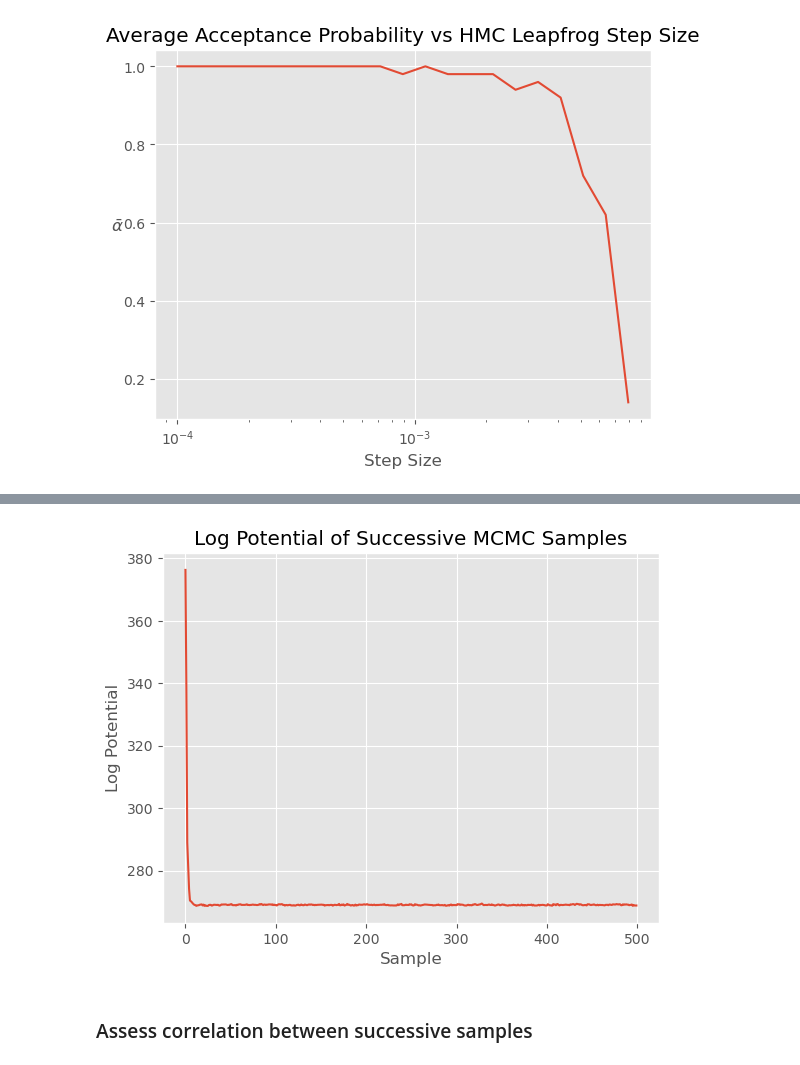
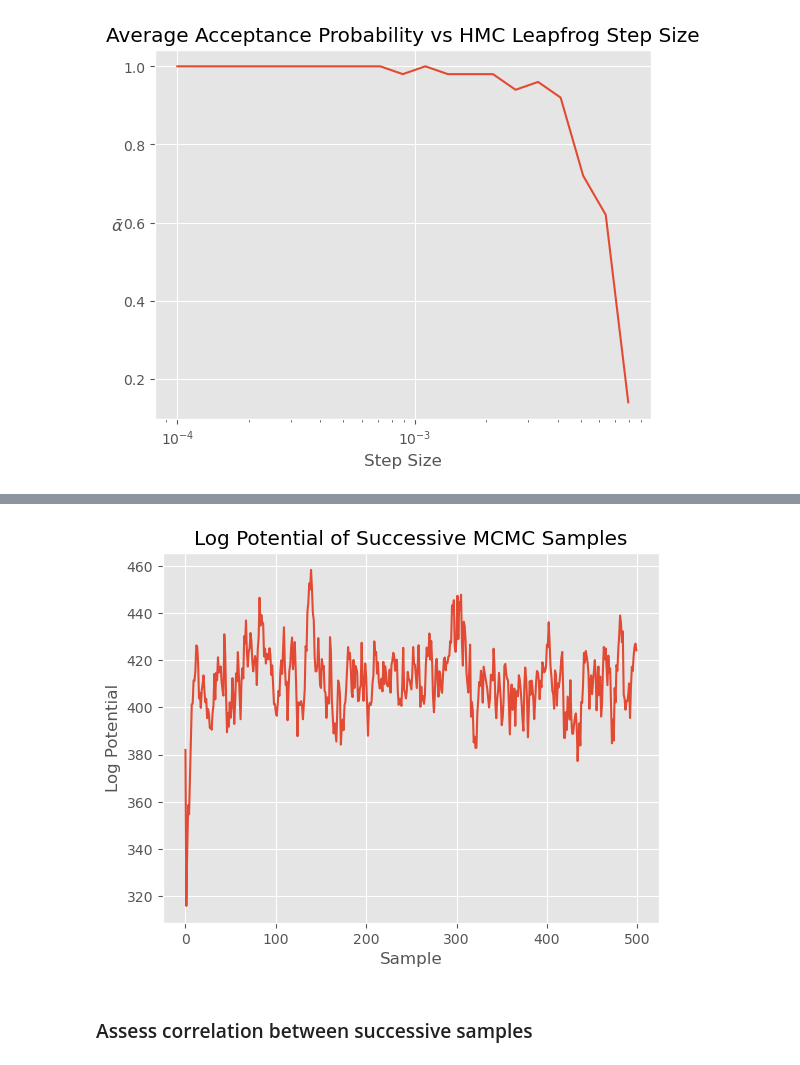
Before and after one commit to Sheev13/tiny-neural-nets, a Jupyter notebook: notebooks/Hamiltonian_playground.ipynb, the cells around one changed output, grey strips where cells are left out. Drawn from its saved outputs; the diff is of its cells as text; code cells hidden in the pictures.

```diff
--- a/notebooks/Hamiltonian_playground.ipynb
+++ b/notebooks/Hamiltonian_playground.ipynb
@@ -63,11 +63,16 @@ KeyboardInterrupt:
+# %%
+log_potentials = torch.zeros((steps,))
+for i, sample in tqdm(enumerate(posterior_samples)):
+    with torch.no_grad():
+        log_potentials[i] = net.get_potential(x, y, sample)
 # %%
-plt.plot(metrics["log potential"])
+plt.plot(log_potentials)
 plt.title('Log Potential of Successive MCMC Samples')
 plt.xlabel('Sample')
 plt.ylabel('Log Potential')
 plt.show()
 # %% [output]
-[figure, old version]
+[figure, new version]
 # %% [markdown]
 ### Assess correlation between successive samples
 # %%
```
Also changed, not shown: parts of 5 cells of this notebook, 1 other file.
